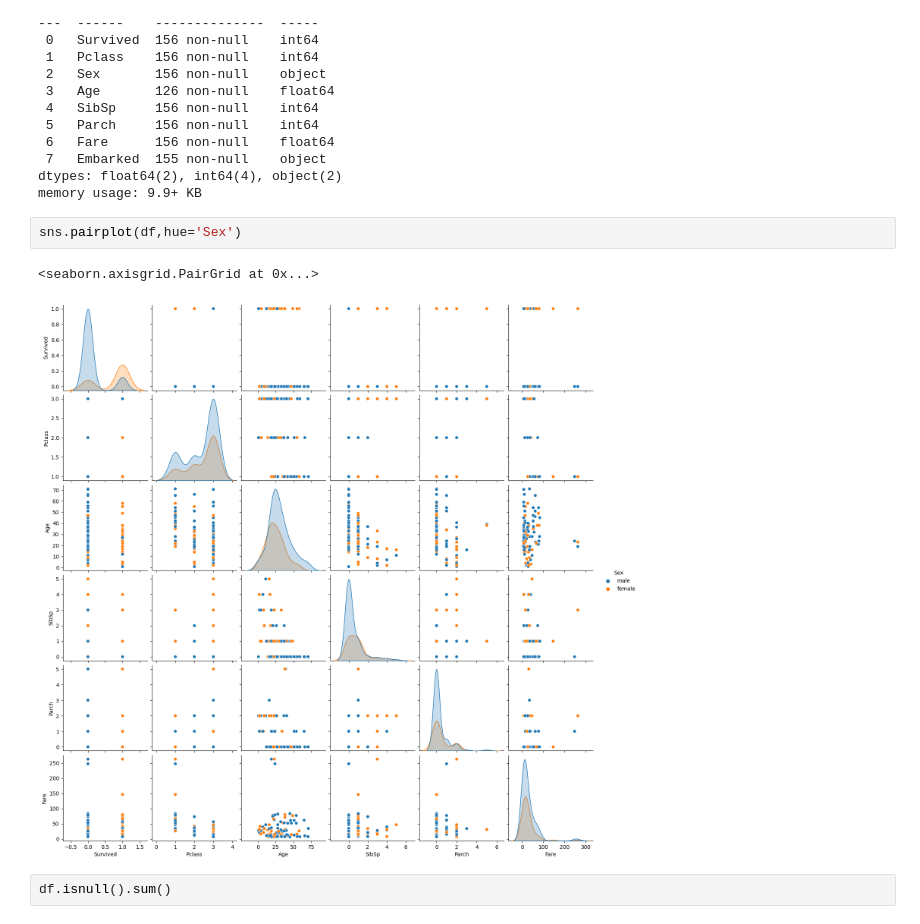
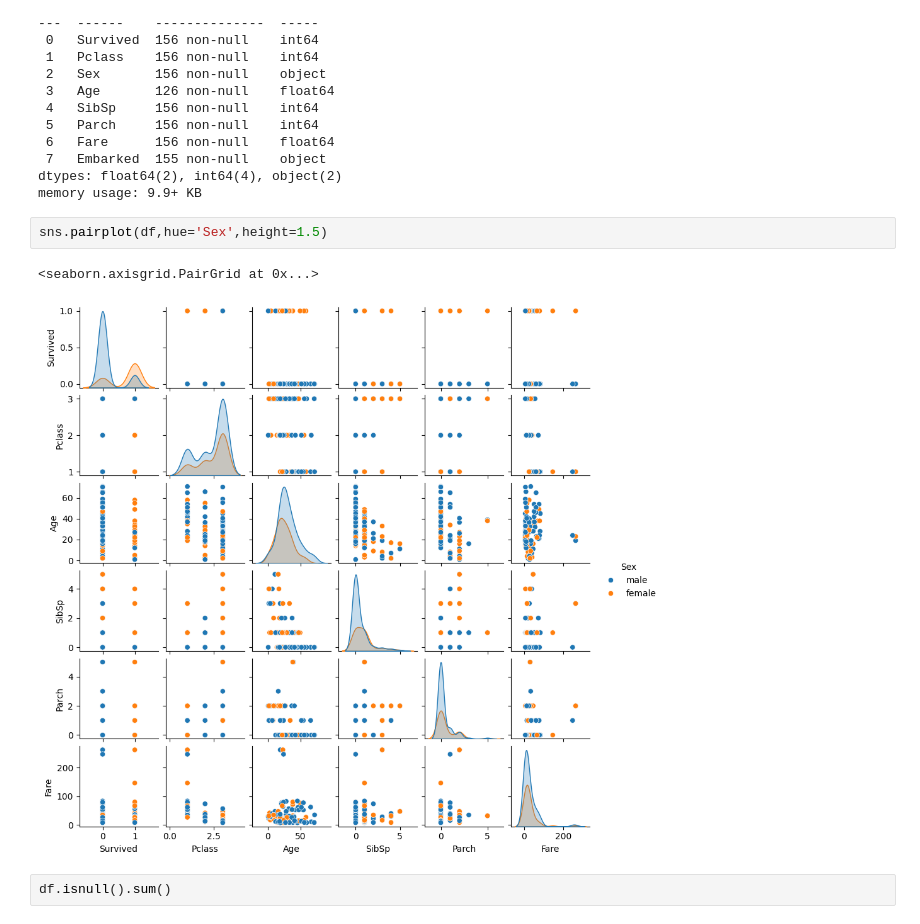
Before and after one commit to Frenz86/machine-learning-course, a Jupyter notebook: python/Lez12/1Titanic_complete.ipynb, the cells around one changed output. Saved outputs shown, nothing was run; the diff lists cells and outputs as text.

```diff
--- a/python/Lez12/1Titanic_complete.ipynb
+++ b/python/Lez12/1Titanic_complete.ipynb
@@ -107,10 +130,10 @@ Data columns (total 8 columns):
 dtypes: float64(2), int64(4), object(2)
 memory usage: 9.9+ KB
 # %%
-sns.pairplot(df,hue='Sex')
+sns.pairplot(df,hue='Sex',height=1.5)
 # %% [output]
 <seaborn.axisgrid.PairGrid at 0x...>
-[figure, old version]
+[figure, new version]
 # %%
 df.isnull().sum()
 # %% [output]
```
Also changed, not shown: parts of 26 cells of this notebook, 2 other files.
